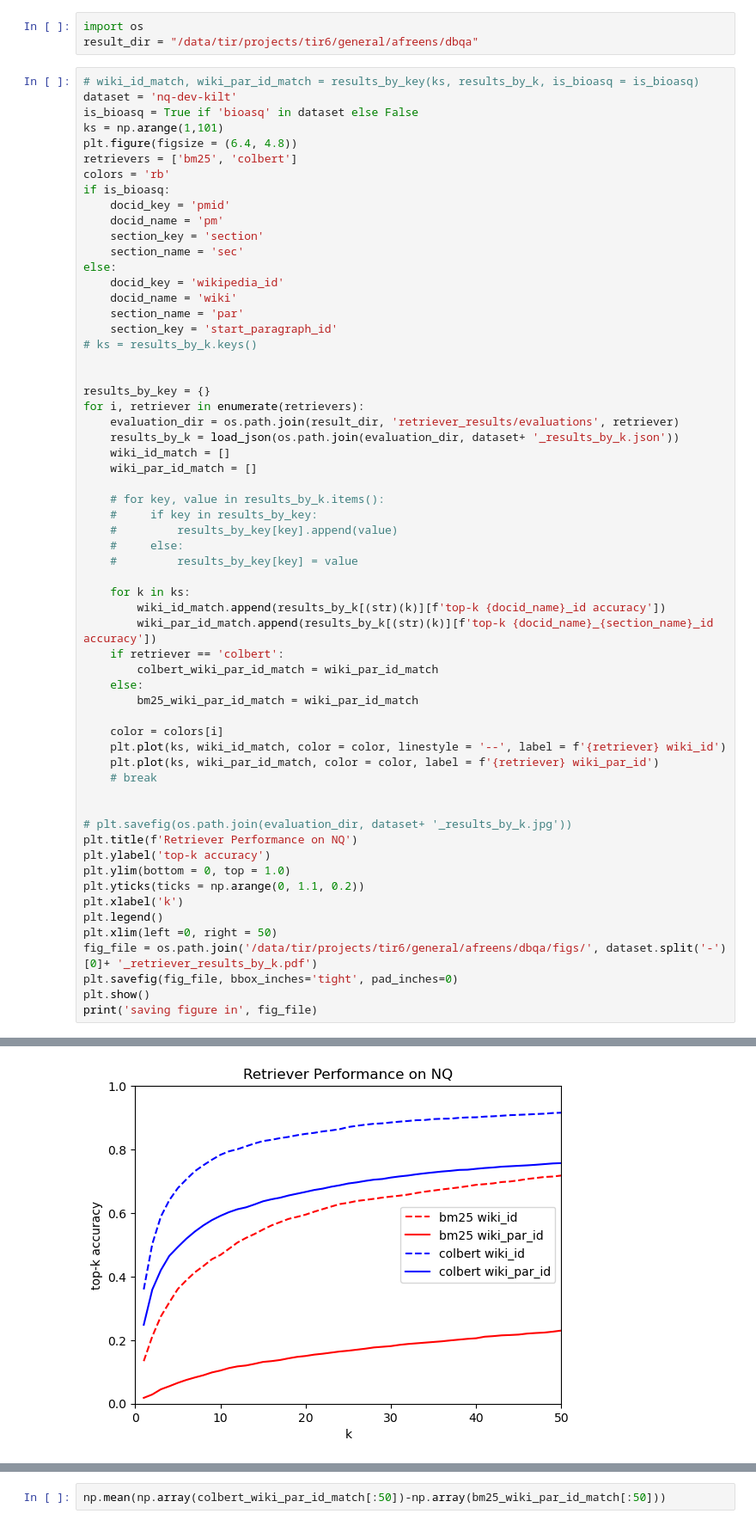
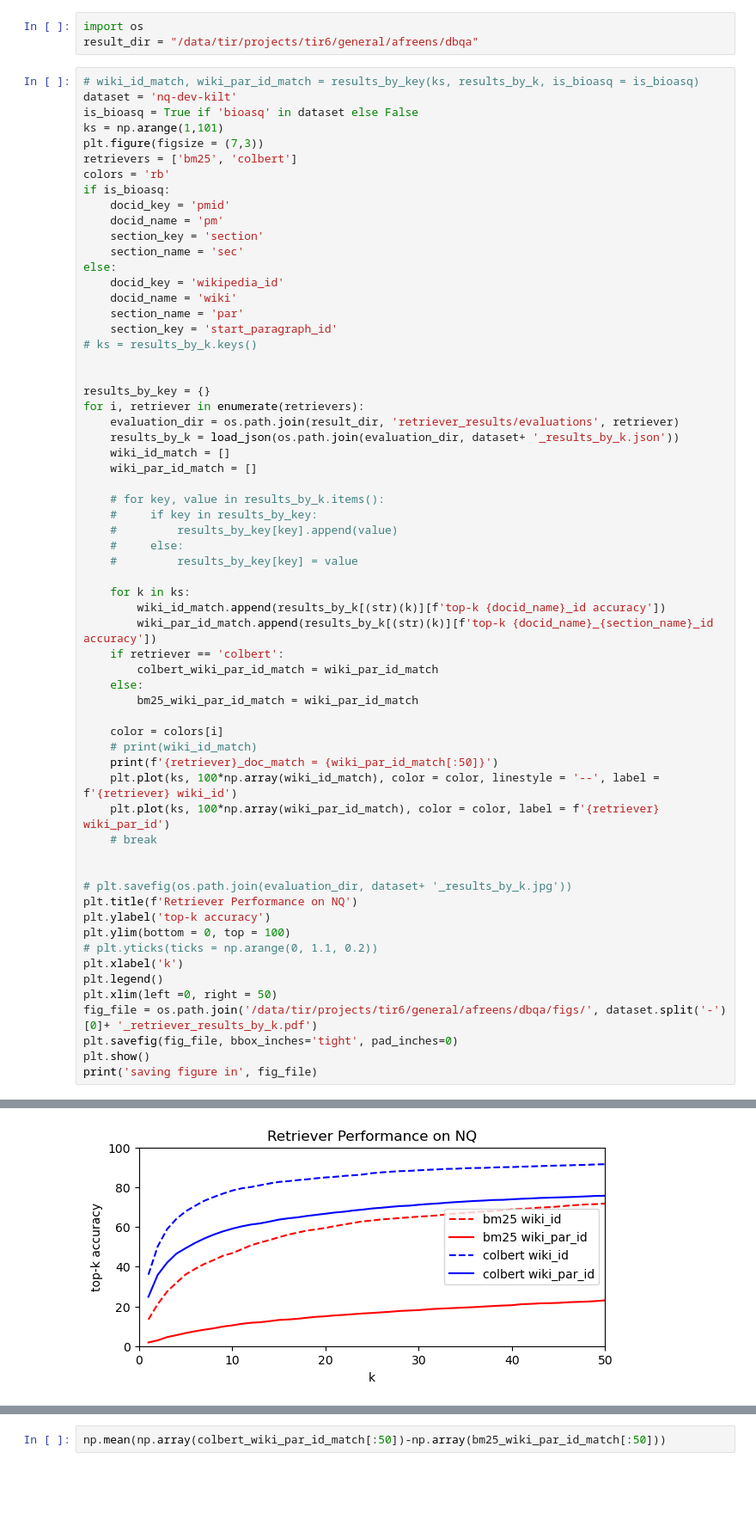
Before and after one commit to neulab/ragged, a Jupyter notebook: retriever/retriever_plots.ipynb, the cells around one changed output, grey strips where cells are left out. Shown at 86% size. Saved outputs shown, nothing was run; the diff lists cells and outputs as text; blank space fills up the shorter version.

```diff
--- a/retriever/retriever_plots.ipynb
+++ b/retriever/retriever_plots.ipynb
@@ -20,7 +20,7 @@ result_dir = "/data/tir/projects/tir6/general/afreens/dbqa"
 dataset = 'nq-dev-kilt'
 is_bioasq = True if 'bioasq' in dataset else False
 ks = np.arange(1,101)
-plt.figure(figsize = (6.4, 4.8))
+plt.figure(figsize = (7,3))
 retrievers = ['bm25', 'colbert']
 colors = 'rb'
 if is_bioasq:
@@ -58,16 +58,18 @@ for i, retriever in enumerate(retrievers):
         bm25_wiki_par_id_match = wiki_par_id_match
 
     color = colors[i]
-    plt.plot(ks, wiki_id_match, color = color, linestyle = '--', label = f'{retriever} wiki_id')
-    plt.plot(ks, wiki_par_id_match, color = color, label = f'{retriever} wiki_par_id')
+    # print(wiki_id_match)
+    print(f'{retriever}_doc_match = {wiki_par_id_match[:50]}')
+    plt.plot(ks, 100*np.array(wiki_id_match), color = color, linestyle = '--', label = f'{retriever} wiki_id')
+    plt.plot(ks, 100*np.array(wiki_par_id_match), color = color, label = f'{retriever} wiki_par_id')
     # break
 
 
 # plt.savefig(os.path.join(evaluation_dir, dataset+ '_results_by_k.jpg'))
 plt.title(f'Retriever Performance on NQ')
 plt.ylabel('top-k accuracy')
-plt.ylim(bottom = 0, top = 1.0)
-plt.yticks(ticks = np.arange(0, 1.1, 0.2))
+plt.ylim(bottom = 0, top = 100)
+# plt.yticks(ticks = np.arange(0, 1.1, 0.2))
 plt.xlabel('k')
 plt.legend()
 plt.xlim(left =0, right = 50)
@@ -81,2 +85,2 @@ loading from /data/tir/projects/tir6/general/afreens/dbqa/retriever_results/eval
-[figure, old version]
+[figure, new version]
 saving figure in /data/tir/projects/tir6/general/afreens/dbqa/figs/nq_retriever_results_by_k.pdf
```
Also changed, not shown: parts of 8 cells of this notebook.
